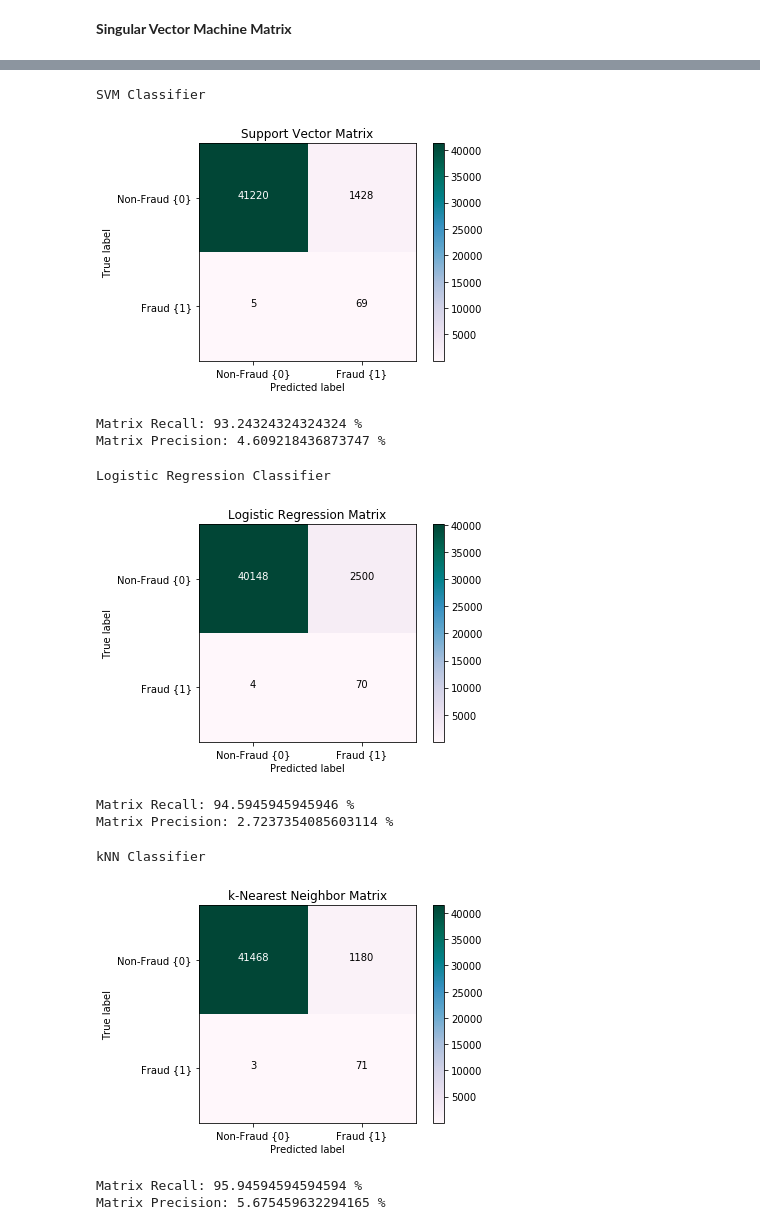
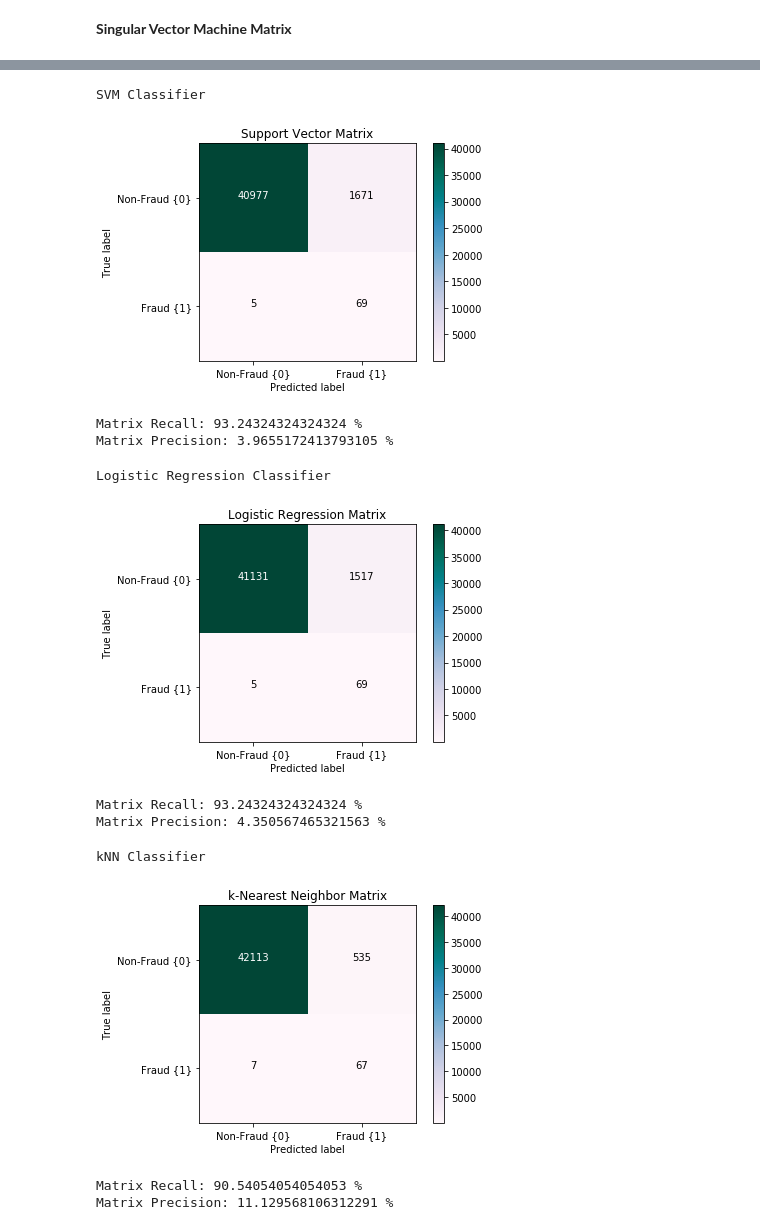
Before and after one commit to safashaikh/MLFinalProj, a Jupyter notebook: MLFinalProj.ipynb, the cells around one changed output, grey strips where cells are left out. Drawn from its saved outputs; the diff is of its cells as text; code cells hidden in the pictures.

```diff
--- a/MLFinalProj.ipynb
+++ b/MLFinalProj.ipynb
@@ -1234,6 +1256,6 @@ from sklearn.metrics import confusion_matrix
 # %%
 def printing_Kfold_scores(x_train_data,y_train_data):
-    fold = KFold(len(y_train_data),5,shuffle=False)
+    fold = KFold(len(y_train_data),3,shuffle=False, random_state = 1)
 
     # Different C parameters
     c_param_range = [0.01,0.1,1,10,100]
@@ -1244,19 +1266,16 @@ def printing_Kfold_scores(x_train_data,y_train_data):
     # the k-fold will give 2 lists: train_indices = indices[0], test_indices = indices[1]
     j = 0
     for c_param in c_param_range:
-        print('-------------------------------------------')
-        print('C parameter: ', c_param)
-        print('-------------------------------------------')
+        print('Parameter for C =', c_param)
         print('')
 
         recall_accs = []
         for iteration, indices in enumerate(fold,start=1):
 
-            # Call the logistic regression model with a certain C parameter
+            # Test c_param for Logistic regression via L1 norm
             lr = LogisticRegression(C = c_param, penalty = 'l1')
 
-            # Use the training data to fit the model. In this case, we use the portion of the fold to train the model
-            # with indices[0]. We then predict on the portion assigned as the 'test cross validation' with indices[1]
+            # Use the training data to fit the model
             lr.fit(x_train_data.iloc[indices[0],:],y_train_data.iloc[indices[0],:].values.ravel())
 
             # Predict values using the test indices in the training data
@@ -1265,14 +1284,14 @@ def printing_Kfold_scores(x_train_data,y_train_data):
             # Calculate the recall score and append it to a list for recall scores representing the current c_parameter
             recall_acc = recall_score(y_train_data.iloc[indices[1],:].values,y_pred_undersample)
             recall_accs.append(recall_acc)
-            print('Iteration ', iteration,': recall score = ', recall_acc)
+            print('Iteration', iteration,': recall score = ', recall_acc)
 
         # The mean value of those recall scores is the metric we want to save and get hold of.
         results_table.loc[j,'Mean recall score'] = np.mean(recall_accs)
         j += 1
         print('')
         print('Mean recall score ', np.mean(recall_accs))
-        print('')
+        print('________________________________________________')
 
     best_c = results_table
     best_c.dtypes.eq(object) # you can see the type of best_c
@@ -1282,8 +1301,9 @@ def printing_Kfold_scores(x_train_data,y_train_data):
     best_c = results_table.loc[results_table['Mean recall score'].idxmax()]['C_parameter'] #calculate the mean values
 
     # Finally, we can check which C parameter is the best amongst the chosen.
-    print('*********************************************************************************')
-    print('Best model to choose from cross validation is with C parameter = ', best_c)
-    print('*********************************************************************************')
+
+    print('Optimal C parameter = ', best_c)
 
     return best_c
+
+best_c = printing_Kfold_scores(training_data,training_labels)
@@ -1369,22 +1388,14 @@ The accuracy of our model in % is betweeen 91.03194357312057 and 95.826920454418
 # %%
 from sklearn.model_selection import GridSearchCV
 
-#applying gridsearchCV to our classifier
-#Specifying the parameters in dictionaries to try out different parameters.
-#The GridSearchCV will try all the parameters and give us the best parameters
+# Use GridSearchCV to estimate optimal parameter
 
-parameters = [{'C': [1, 10, 100, 1000], 'kernel': ['linear']},
-              {'C': [1, 10, 100, 1000], 'kernel': ['rbf'], 'gamma': [0.1, 0.2, 0.3, 0.4, 0.5, 0.6, 0.7, 0.8, 0.9]}]
+parameters = [{'C': [1, 10, 100, 1000], 'kernel': ['linear']}, {'C': [1, 10, 100, 1000], 'kernel': ['rbf'], 'gamma': [0.1, 0.2, 0.3, 0.4, 0.5, 0.6, 0.7, 0.8, 0.9]}]
 
-grid_search = GridSearchCV(estimator = classifier,
-                           param_grid = parameters,
-                           scoring = 'accuracy',
-                           cv = 10,
-                           n_jobs = -1)
+grid_search = GridSearchCV(estimator = classifier, param_grid = parameters, scoring = 'recall', cv = 10)
+
 grid_search = grid_search.fit(training_data, training_labels.values.ravel())
-best_accuracy = grid_search.best_score_
-print("The best accuracy using gridSearch is", best_accuracy)
 
 best_parameters = grid_search.best_params_
-print("The best parameters for using this model is", best_parameters)
+print("Using optimal parameters:", best_parameters)
 # %% [output]
@@ -1463,5 +1471,5 @@ lr.fit(training_data,training_labels.values.ravel())
 y_pred = lr.predict(X_test.values)
 
 # Compute confusion matrix
-cnf_matrix = confusion_matrix(y_test,y_pred)
+cn_lr = confusion_matrix(y_test,y_pred)
 np.set_printoptions(precision=2)
@@ -1480,20 +1528,20 @@ plot_confusion_matrix(cm3, "Support Vector Matrix")
 SVM Classifier
 [figure]
 Matrix Recall: 93.24324324324324 %
-Matrix Precision: 4.609218436873747 %
+Matrix Precision: 3.9655172413793105 %
 # %%
 print("Logistic Regression Classifier")
-plot_confusion_matrix(cnf_matrix, "Logistic Regression Matrix")
+plot_confusion_matrix(cn_lr, "Logistic Regression Matrix")
 # %% [output]
 Logistic Regression Classifier
-[figure, old version]
+[figure, new version]
-Matrix Recall: 94.5945945945946 %
-Matrix Precision: 2.7237354085603114 %
+Matrix Recall: 93.24324324324324 %
+Matrix Precision: 4.350567465321563 %
 # %%
 print("kNN Classifier")
-plot_confusion_matrix(cm4, title = "k-Nearest Neighbor Matrix")
+plot_confusion_matrix(cm_knn, title = "k-Nearest Neighbor Matrix")
 # %% [output]
 kNN Classifier
-[figure, old version]
+[figure, new version]
-Matrix Recall: 95.94594594594594 %
-Matrix Precision: 5.675459632294165 %
+Matrix Recall: 90.54054054054053 %
+Matrix Precision: 11.129568106312291 %
```
Also changed, not shown: parts of 29 cells of this notebook.
